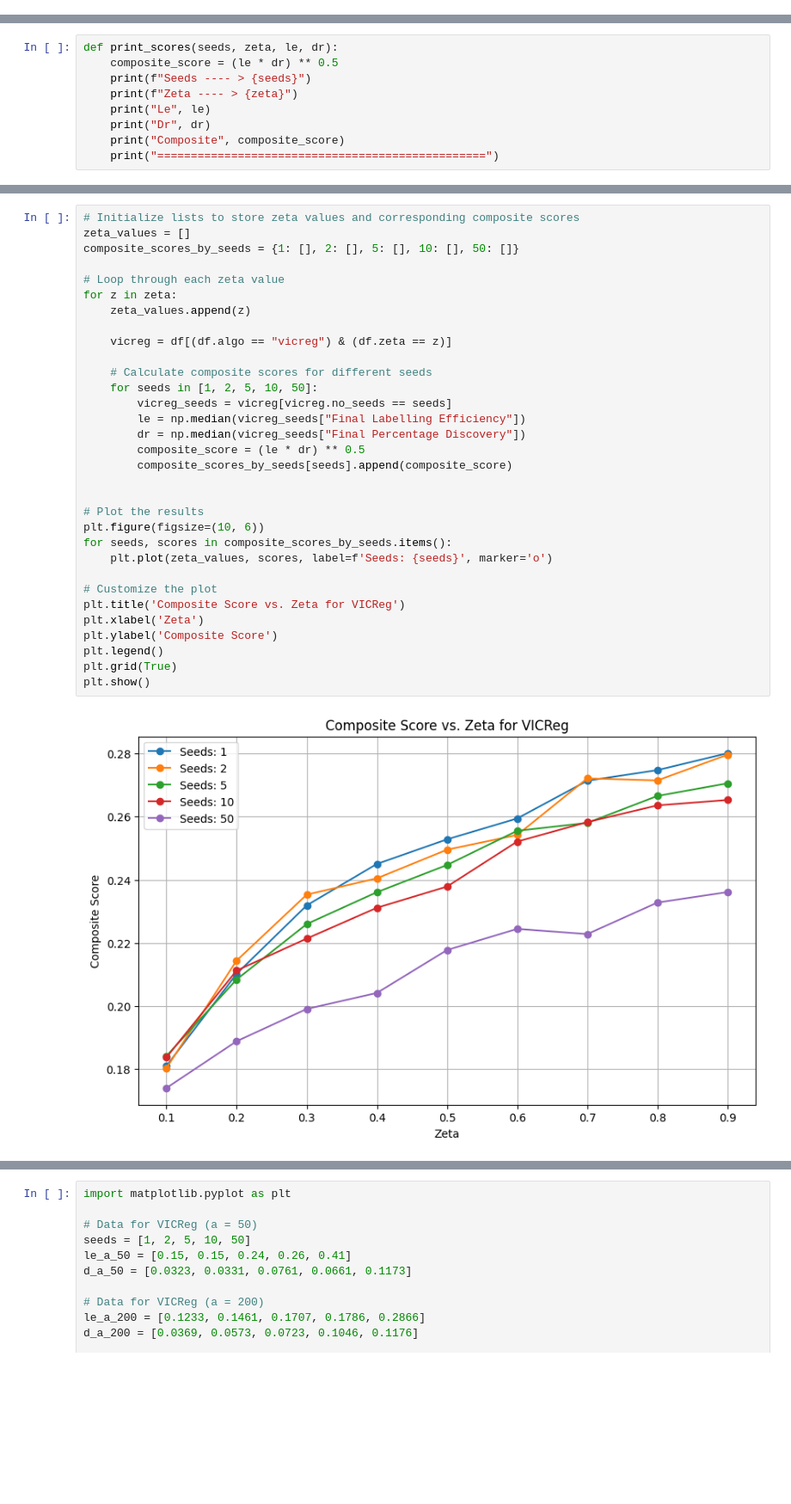
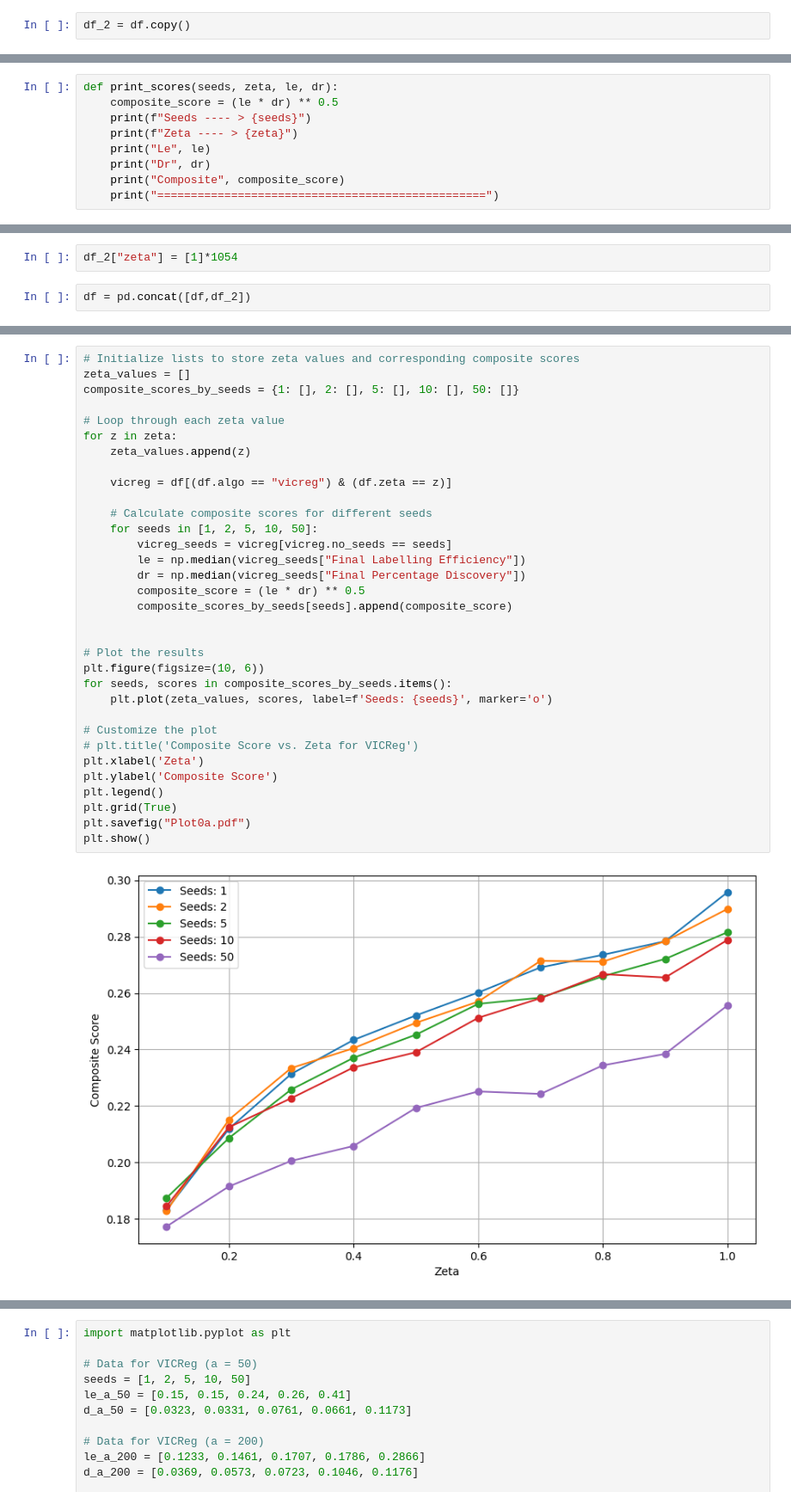
Before and after one commit to dc250601/ELSA, a Jupyter notebook: ANALYSIS/Analysis.ipynb, the cells around one changed output, grey strips where cells are left out. Shown at 86% size. Saved outputs shown, nothing was run; the diff lists cells and outputs as text; blank space fills up the shorter version.

```diff
--- a/ANALYSIS/Analysis.ipynb
+++ b/ANALYSIS/Analysis.ipynb
@@ -284,6 +284,8 @@ Le 0.0718354066708683
 Dr 0.91
 Composite 0.255676006051585
 =================================================
+# %%
+df_2 = df.copy()
 # %% [markdown]
 ### ELSA 3 Component
 # %%
@@ -377,3 +375,7 @@ Zeta ---- > 0.1
 ==============================================
 ==============================================
 ==============================================
+# %%
+df_2["zeta"] = [1]*1054
+# %%
+df = pd.concat([df,df_2])
@@ -382,35 +387,36 @@ Zeta ---- > 0.1
 zeta_values = []
 composite_scores_by_seeds = {1: [], 2: [], 5: [], 10: [], 50: []}
 
 # Loop through each zeta value
 for z in zeta:
     zeta_values.append(z)
 
     vicreg = df[(df.algo == "vicreg") & (df.zeta == z)]
 
     # Calculate composite scores for different seeds
     for seeds in [1, 2, 5, 10, 50]:
         vicreg_seeds = vicreg[vicreg.no_seeds == seeds]
         le = np.median(vicreg_seeds["Final Labelling Efficiency"])
         dr = np.median(vicreg_seeds["Final Percentage Discovery"])
         composite_score = (le * dr) ** 0.5
         composite_scores_by_seeds[seeds].append(composite_score)
 
 
 # Plot the results
 plt.figure(figsize=(10, 6))
 for seeds, scores in composite_scores_by_seeds.items():
     plt.plot(zeta_values, scores, label=f'Seeds: {seeds}', marker='o')
 
 # Customize the plot
-plt.title('Composite Score vs. Zeta for VICReg')
+# plt.title('Composite Score vs. Zeta for VICReg')
 plt.xlabel('Zeta')
 plt.ylabel('Composite Score')
 plt.legend()
 plt.grid(True)
+plt.savefig("Plot0a.pdf")
 plt.show()
 # %% [output]
-[figure, old version]
+[figure, new version]
 # %%
 import numpy as np
 import matplotlib.pyplot as plt
```
Also changed, not shown: parts of 7 cells of this notebook, 4 other files.
